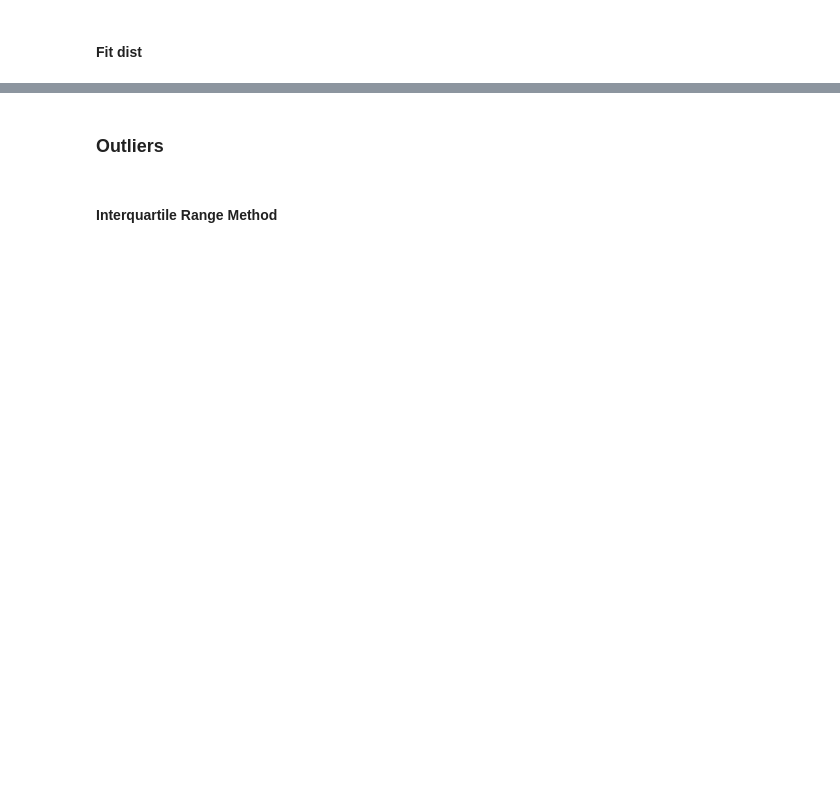
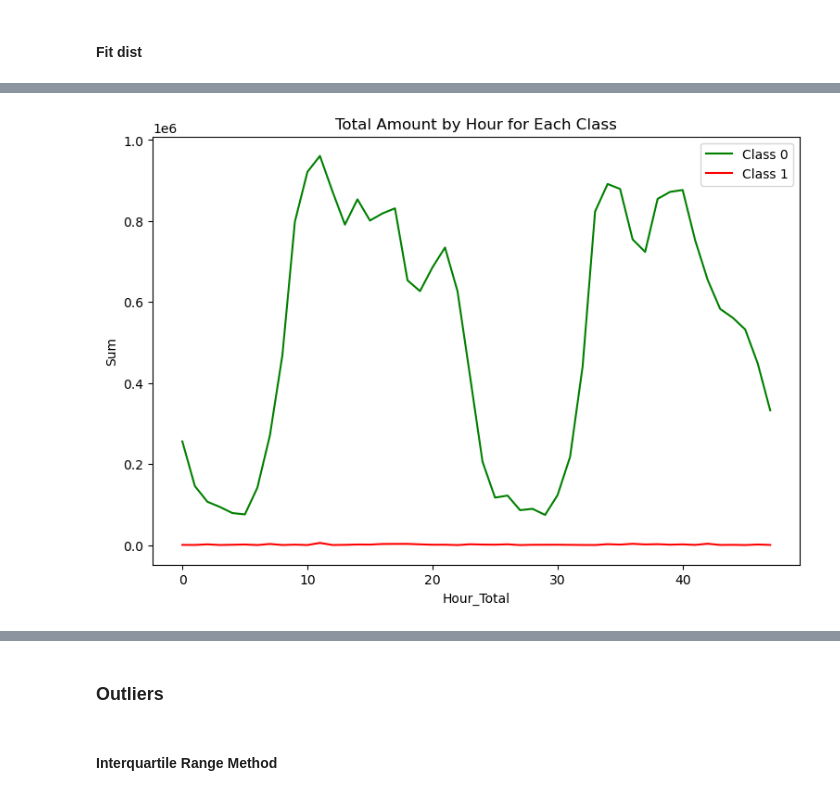
Before and after one commit to leobt23/Applications_DSE, a Jupyter notebook: code/data_exploration.ipynb, the cells around one changed output, grey strips where cells are left out. Drawn from its saved outputs; the diff is of its cells as text; code cells hidden in the pictures; blank space fills up the shorter version.

```diff
--- a/code/data_exploration.ipynb
+++ b/code/data_exploration.ipynb
@@ -465,0 +528,14 @@ for feature in df_modified.columns:
+# %%
+# Create a single plot
+fig, ax = plt.subplots(figsize=(9,6))
+
+# Plotting both classes on the same Axes object
+sns.lineplot(ax=ax, x="Hour_Total", y="Sum", data=df_tmp.loc[df_tmp.Class==0], color="green", label="Class 0")
+sns.lineplot(ax=ax, x="Hour_Total", y="Sum", data=df_tmp.loc[df_tmp.Class==1], color="red", label="Class 1")
+
+# Setting title and showing the plot
+ax.set_title("Total Amount by Hour for Each Class")
+plt.legend()
+plt.show()
+# %% [output]
+[figure, added]
```
Also changed, not shown: parts of 40 cells of this notebook, 1 other file.
